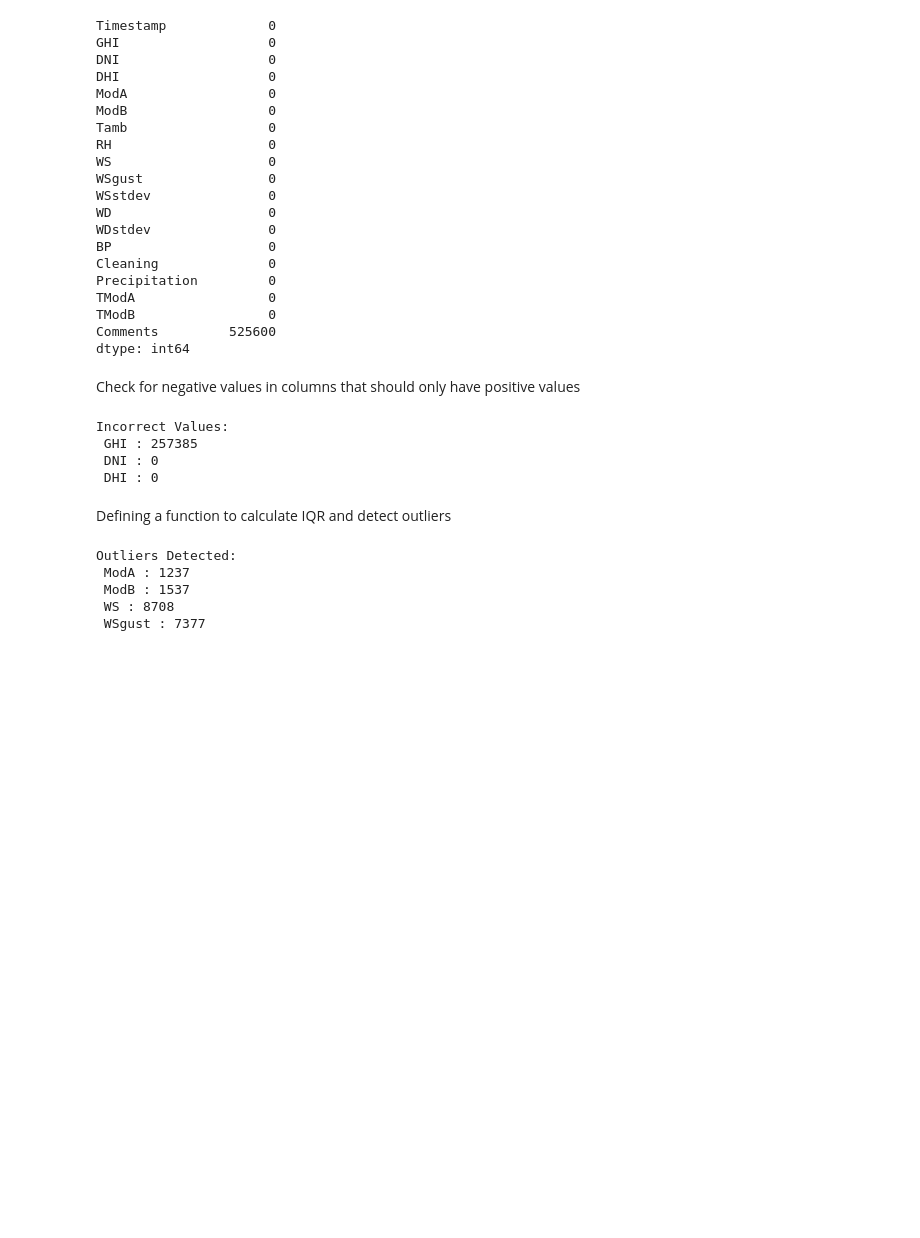
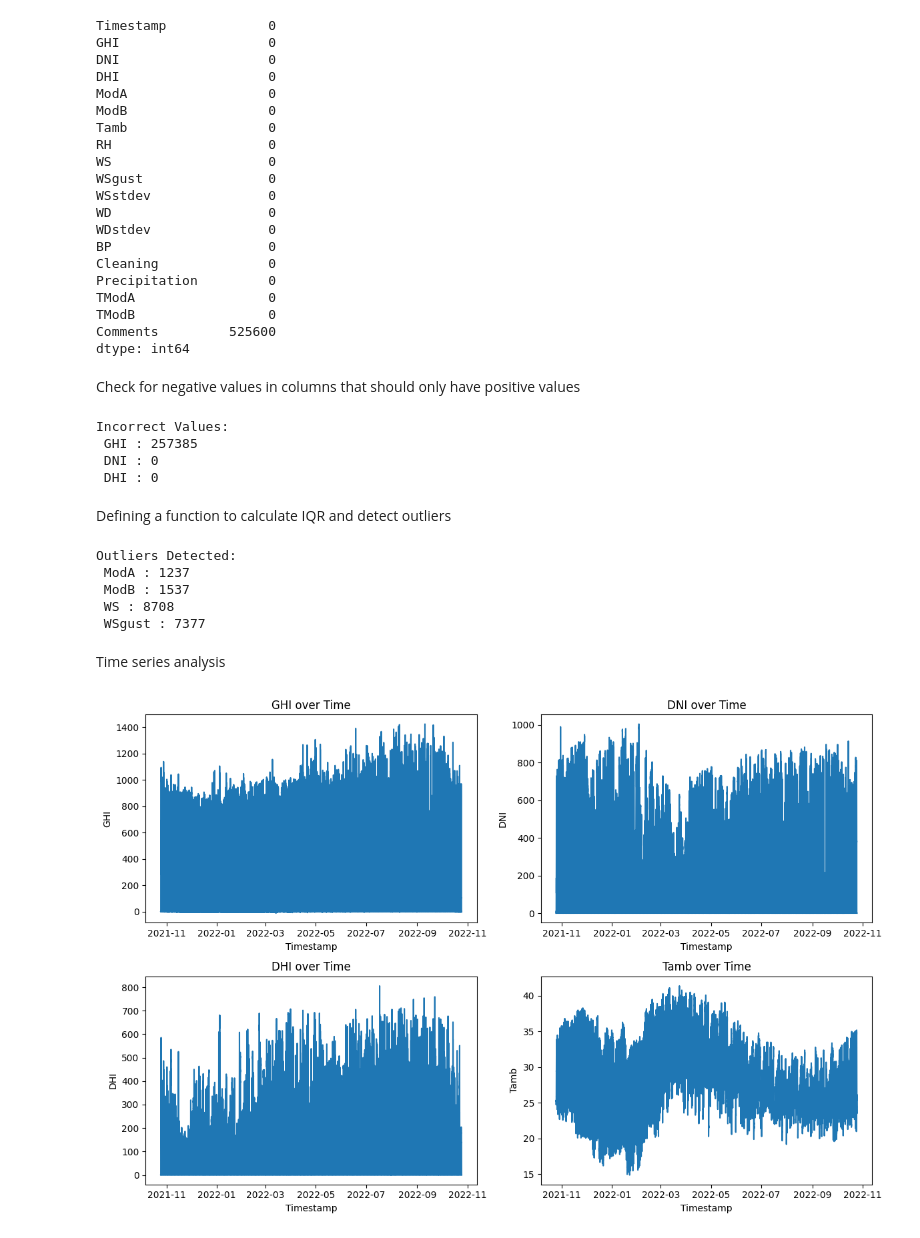
Before and after one commit to fro-su/MoonLight-Energy-Solutions, a Jupyter notebook: notebokes/togo.ipynb, the cells around one changed output. Cells and saved outputs as stored; diff of their text form; code cells hidden in the pictures; blank space fills up the shorter version.

Commit message:
Time series analysis

```diff
--- a/notebokes/togo.ipynb
+++ b/notebokes/togo.ipynb
@@ -348,3 +348,35 @@ Outliers Detected:
  ModB : 1537
  WS : 8708
  WSgust : 7377
+# %% [markdown]
+Time series analysis
+# %%
+togo_df['Timestamp'] = pd.to_datetime(togo_df['Timestamp'])
+
+
+plt.figure(figsize=(12, 8))
+
+
+plt.subplot(2, 2, 1)
+sns.lineplot(x='Timestamp', y='GHI', data=togo_df)
+plt.title('GHI over Time')
+
+
+plt.subplot(2, 2, 2)
+sns.lineplot(x='Timestamp', y='DNI', data=togo_df)
+plt.title('DNI over Time')
+
+
+plt.subplot(2, 2, 3)
+sns.lineplot(x='Timestamp', y='DHI', data=togo_df)
+plt.title('DHI over Time')
+
+
+plt.subplot(2, 2, 4)
+sns.lineplot(x='Timestamp', y='Tamb', data=togo_df)
+plt.title('Tamb over Time')
+
+plt.tight_layout()
+plt.show()
+# %% [output]
+[figure, added]
```
